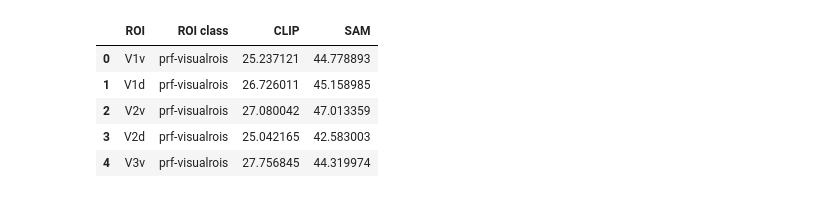
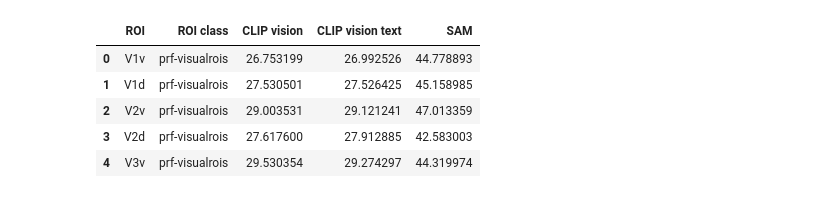
Before and after one commit to slavaheroes/breil-algonauts-challenge, a Jupyter notebook: roi_scores.ipynb, the cells around one changed output. Drawn from its saved outputs; the diff is of its cells as text; code cells hidden in the pictures.

```diff
--- a/roi_scores.ipynb
+++ b/roi_scores.ipynb
@@ -35,4 +35,39 @@ parietal: 44.713287004207274
 '''.replace(":", "").split()
+# %%
+clip_vision_text = '''
+All_vertices: 44.66550716007323
+V1v: 26.992525529514253
+V1d: 27.526424741314536
+V2v: 29.121240667224146
+V2d: 27.91288458049293
+V3v: 29.274297107149604
+V3d: 33.052574409946224
+hV4: 37.81474200471641
+EBA: 53.68207741289921
+FBA-1: 60.496148307803594
+FBA-2: 55.25040413083279
+mTL-bodies: nan
+OFA: 48.935295274202446
+FFA-1: 60.14979340425542
+FFA-2: 58.68079837284386
+mTL-faces: nan
+aTL-faces: nan
+OPA: 52.48445822405718
+PPA: 60.12929455152693
+RSC: 47.03295043282118
+OWFA: 40.2728424225474
+VWFA-1: 51.38577018379877
+VWFA-2: 52.30671697522303
+mfs-words: 54.28467034387349
+mTL-words: 78.57119589212499
+early: 27.386400778176036
+midventral: 40.67262730435495
+midlateral: 45.36136625519515
+midparietal: 42.53989915043055
+ventral: 54.36909659617593
+lateral: 52.88441873019838
+parietal: 47.1960169649676
+'''.replace(":", "").split()
 # %%
 sam = '''
 All_vertices: 39.81450071009121
@@ -78,41 +113,41 @@ rois_score = []
 
 for i in range(2, len(sam), 2):
     if np.isnan(float(sam[i+1])):
         continue
 
     roi = sam[i]
 
     if roi in ["V1v", "V1d", "V2v", "V2d", "V3v", "V3d", "hV4"]:
         roi_class = 'prf-visualrois'
     elif roi in ["EBA", "FBA-1", "FBA-2", "mTL-bodies"]:
         roi_class = 'floc-bodies'
     elif roi in ["OFA", "FFA-1", "FFA-2", "mTL-faces", "aTL-faces"]:
         roi_class = 'floc-faces'
     elif roi in ["OPA", "PPA", "RSC"]:
         roi_class = 'floc-places'
     elif roi in ["OWFA", "VWFA-1", "VWFA-2", "mfs-words", "mTL-words"]:
         roi_class = 'floc-words'
     elif roi in ["early", "midventral", "midlateral", "midparietal", "ventral", "lateral", "parietal"]:
         roi_class = 'streams'
 
     rois_score.append({
         "ROI": sam[i],
         "ROI class": roi_class,
-        "CLIP": float(clip[i+1]),
-#         "CLIP text": float(text_only[i+1]),
+        "CLIP vision": float(clip_vision[i+1]),
+        "CLIP vision text": float(clip_vision_text[i+1]),
         "SAM": float(sam[i+1])
     })
 
 df = pd.DataFrame(rois_score)
 
 df.head()
 # %% [output]
-|  | ROI | ROI class | CLIP | SAM |
-| 0 | V1v | prf-visualrois | 25.237121 | 44.778893 |
-| 1 | V1d | prf-visualrois | 26.726011 | 45.158985 |
-| 2 | V2v | prf-visualrois | 27.080042 | 47.013359 |
-| 3 | V2d | prf-visualrois | 25.042165 | 42.583003 |
-| 4 | V3v | prf-visualrois | 27.756845 | 44.319974 |
+|  | ROI | ROI class | CLIP vision | CLIP vision text | SAM |
+| 0 | V1v | prf-visualrois | 26.753199 | 26.992526 | 44.778893 |
+| 1 | V1d | prf-visualrois | 27.530501 | 27.526425 | 45.158985 |
+| 2 | V2v | prf-visualrois | 29.003531 | 29.121241 | 47.013359 |
+| 3 | V2d | prf-visualrois | 27.617600 | 27.912885 | 42.583003 |
+| 4 | V3v | prf-visualrois | 29.530354 | 29.274297 | 44.319974 |
 # %%
 import plotly.express as px
 import plotly.graph_objects as go
```
Also changed, not shown: parts of 5 cells of this notebook, 2 other files.
